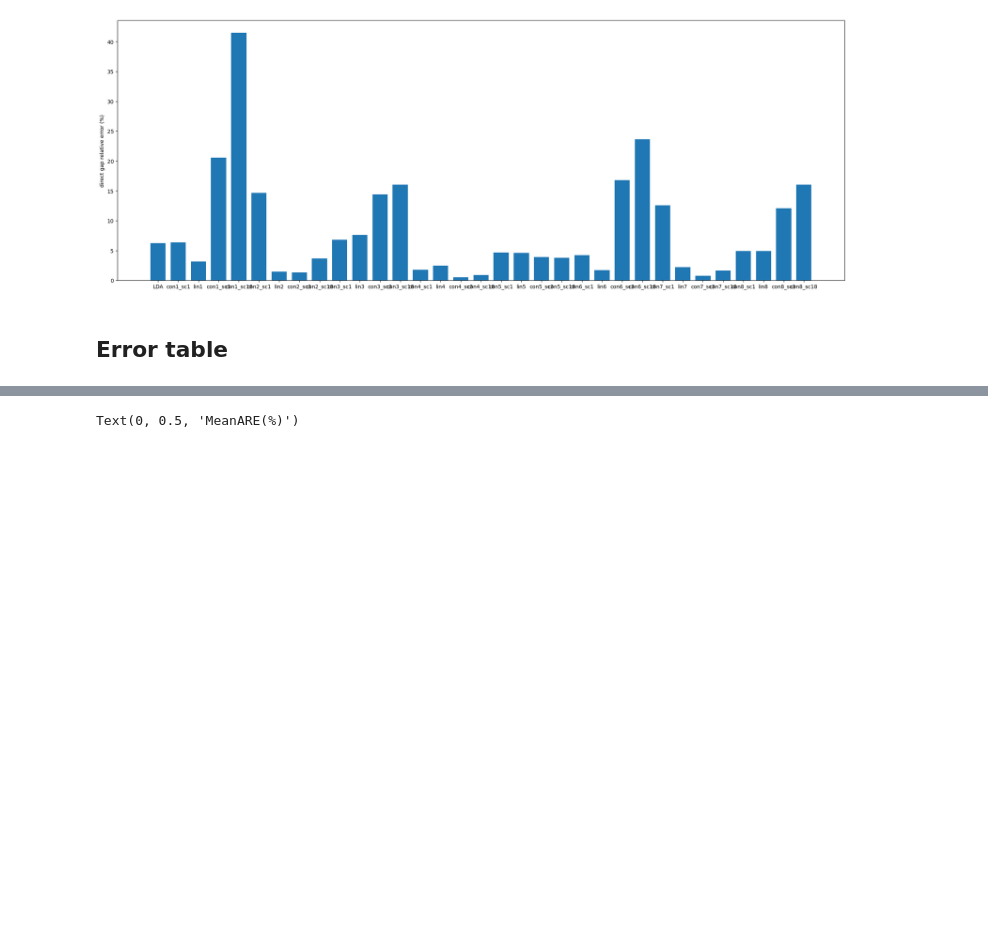
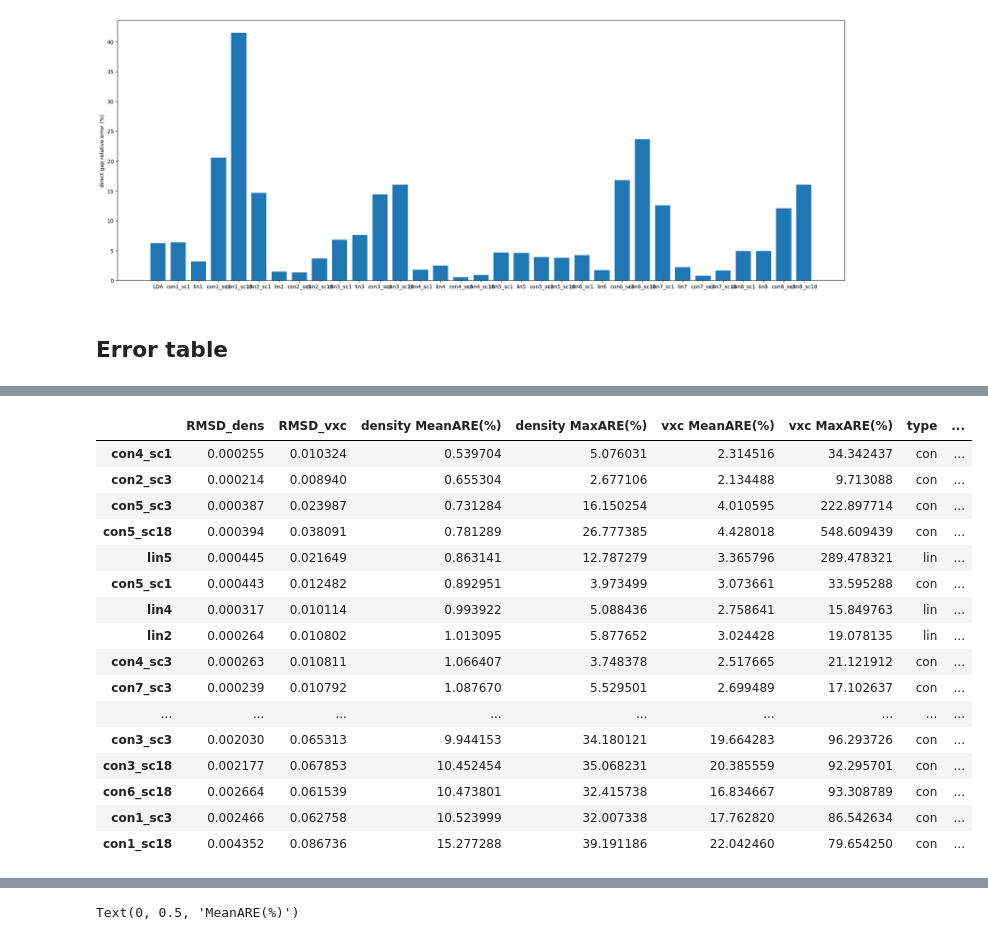
Before and after one commit to aouinaayoub/connector, a Jupyter notebook: fxc_connector-24-01.ipynb, the cells around one changed output, grey strips where cells are left out. Saved outputs shown, nothing was run; the diff lists cells and outputs as text; code cells hidden in the pictures; blank space fills up the shorter version.

```diff
--- a/fxc_connector-24-01.ipynb
+++ b/fxc_connector-24-01.ipynb
@@ -147,0 +132,20 @@ si_analyse.dens_vxc_error_data.sort_values("density MaxARE(%)")
+# %%
+si_analyse.dens_vxc_error_data.sort_values("density MeanARE(%)")
+# %% [output]
+|  | RMSD_dens | RMSD_vxc | density MeanARE(%) | density MaxARE(%) | vxc MeanARE(%) | vxc MaxARE(%) | type | ... |
+| con4_sc1 | 0.000255 | 0.010324 | 0.539704 | 5.076031 | 2.314516 | 34.342437 | con | ... |
+| con2_sc3 | 0.000214 | 0.008940 | 0.655304 | 2.677106 | 2.134488 | 9.713088 | con | ... |
+| con5_sc3 | 0.000387 | 0.023987 | 0.731284 | 16.150254 | 4.010595 | 222.897714 | con | ... |
+| con5_sc18 | 0.000394 | 0.038091 | 0.781289 | 26.777385 | 4.428018 | 548.609439 | con | ... |
+| lin5 | 0.000445 | 0.021649 | 0.863141 | 12.787279 | 3.365796 | 289.478321 | lin | ... |
+| con5_sc1 | 0.000443 | 0.012482 | 0.892951 | 3.973499 | 3.073661 | 33.595288 | con | ... |
+| lin4 | 0.000317 | 0.010114 | 0.993922 | 5.088436 | 2.758641 | 15.849763 | lin | ... |
+| lin2 | 0.000264 | 0.010802 | 1.013095 | 5.877652 | 3.024428 | 19.078135 | lin | ... |
+| con4_sc3 | 0.000263 | 0.010811 | 1.066407 | 3.748378 | 2.517665 | 21.121912 | con | ... |
+| con7_sc3 | 0.000239 | 0.010792 | 1.087670 | 5.529501 | 2.699489 | 17.102637 | con | ... |
+| ... | ... | ... | ... | ... | ... | ... | ... | ... |
+| con3_sc3 | 0.002030 | 0.065313 | 9.944153 | 34.180121 | 19.664283 | 96.293726 | con | ... |
+| con3_sc18 | 0.002177 | 0.067853 | 10.452454 | 35.068231 | 20.385559 | 92.295701 | con | ... |
+| con6_sc18 | 0.002664 | 0.061539 | 10.473801 | 32.415738 | 16.834667 | 93.308789 | con | ... |
+| con1_sc3 | 0.002466 | 0.062758 | 10.523999 | 32.007338 | 17.762820 | 86.542634 | con | ... |
+| con1_sc18 | 0.004352 | 0.086736 | 15.277288 | 39.191186 | 22.042460 | 79.654250 | con | ... |
```
Also changed, not shown: parts of 35 cells of this notebook.
